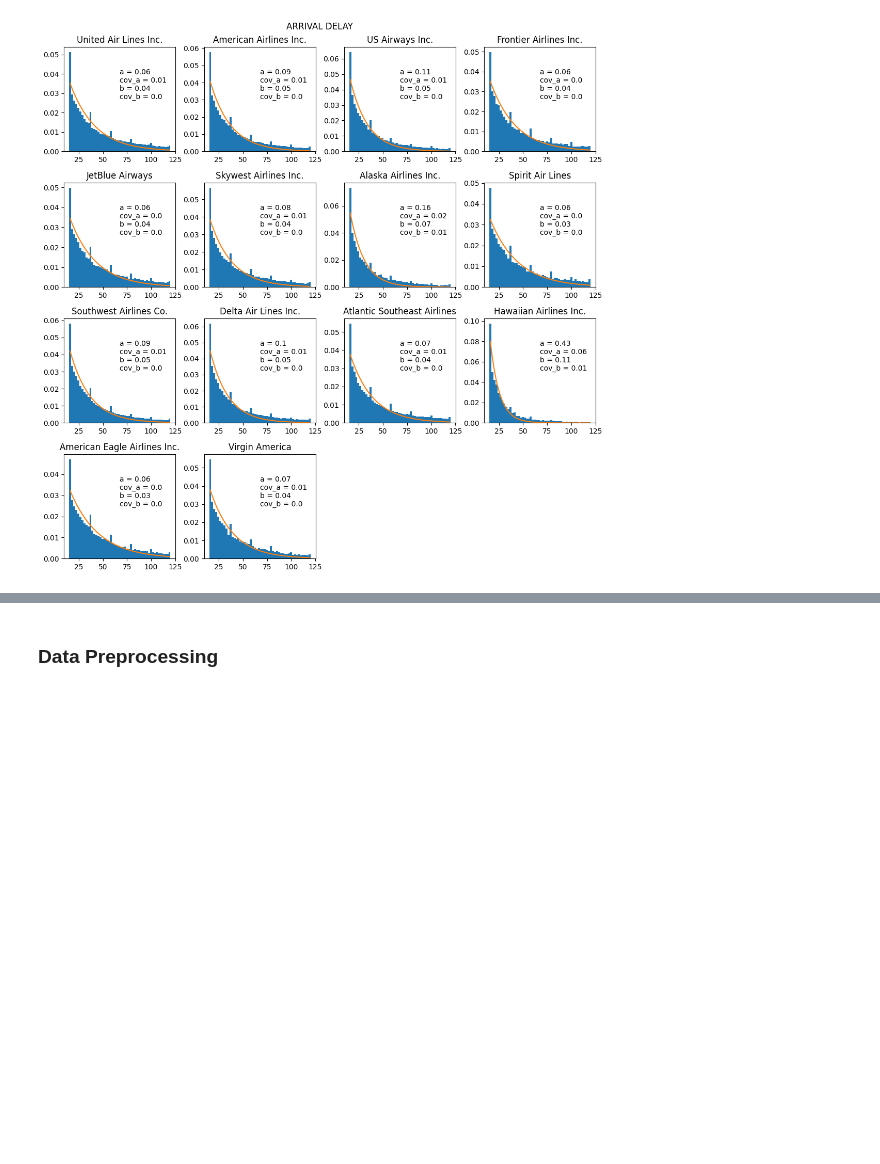
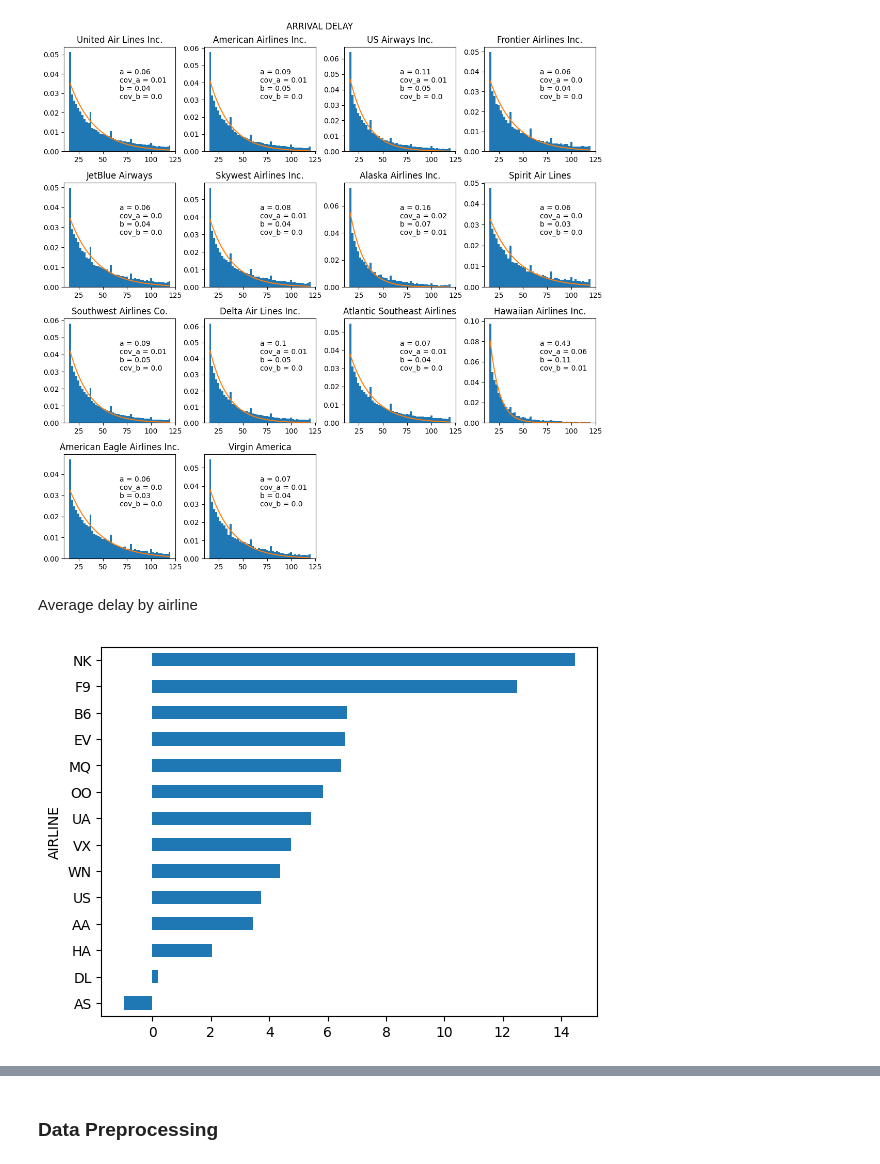
Before and after one commit to yhangchen/Flight-Delays-Prediction, a Jupyter notebook: eda.ipynb, the cells around one changed output, grey strips where cells are left out. Saved outputs shown, nothing was run; the diff lists cells and outputs as text; code cells hidden in the pictures; blank space fills up the shorter version.

Commit message:
add averge delay

```diff
--- a/eda.ipynb
+++ b/eda.ipynb
@@ -207,3 +207,10 @@ plt.suptitle("ARRIVAL DELAY")
 plt.tight_layout()
 # %% [output]
 [figure]
+# %% [markdown]
+Average delay by airline
+# %%
+df_flights.groupby('AIRLINE').mean()['ARRIVAL_DELAY'].sort_values().plot(kind='barh')
+plt.show()
+# %% [output]
+[figure, added]
```
Also changed, not shown: parts of 3 cells of this notebook.
